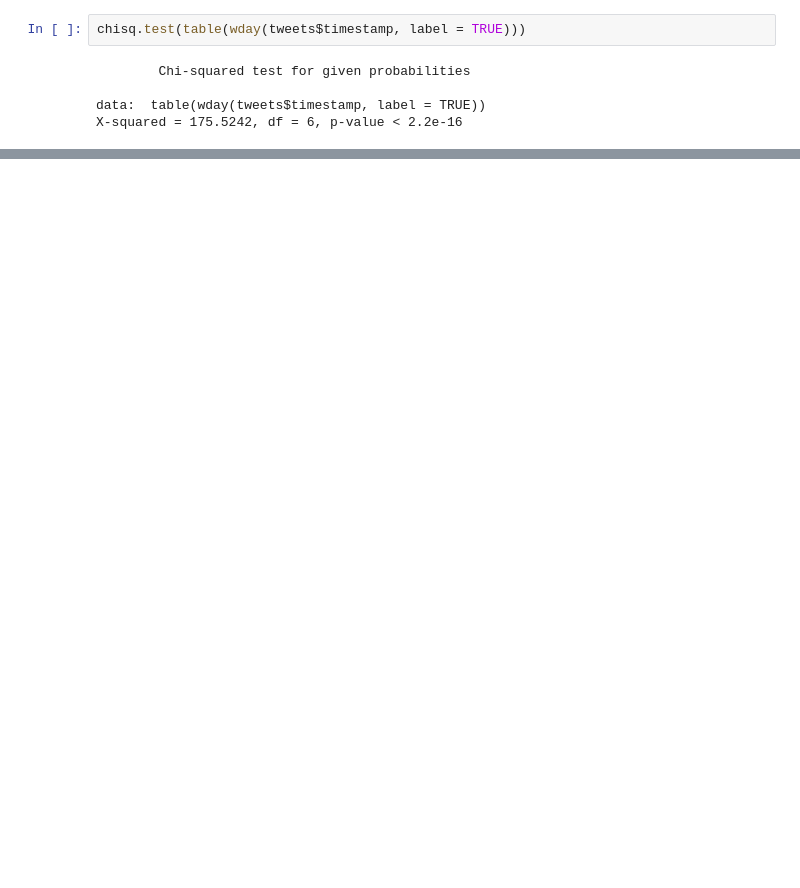
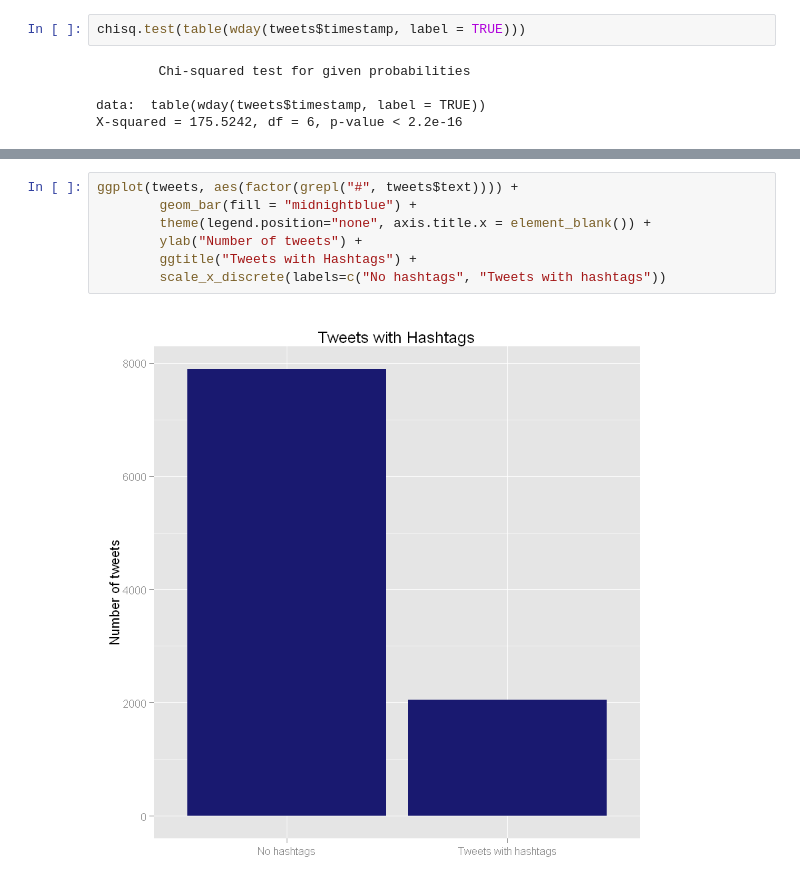
Before and after one commit to InfantLab/10000-tweets-as-BrainStraining, a Jupyter notebook: BrainStraining10K.ipynb, the cells around one changed output, grey strips where cells are left out. Drawn from its saved outputs; the diff is of its cells as text; blank space fills up the shorter version.

```diff
--- a/BrainStraining10K.ipynb
+++ b/BrainStraining10K.ipynb
@@ -79,0 +107,9 @@ X-squared = 175.5242, df = 6, p-value < 2.2e-16
+# %%
+ggplot(tweets, aes(factor(grepl("#", tweets$text)))) +
+        geom_bar(fill = "midnightblue") +
+        theme(legend.position="none", axis.title.x = element_blank()) +
+        ylab("Number of tweets") +
+        ggtitle("Tweets with Hashtags") +
+        scale_x_discrete(labels=c("No hashtags", "Tweets with hashtags"))
+# %% [output]
+[figure, added]
```
Also changed, not shown: parts of 24 cells of this notebook.
